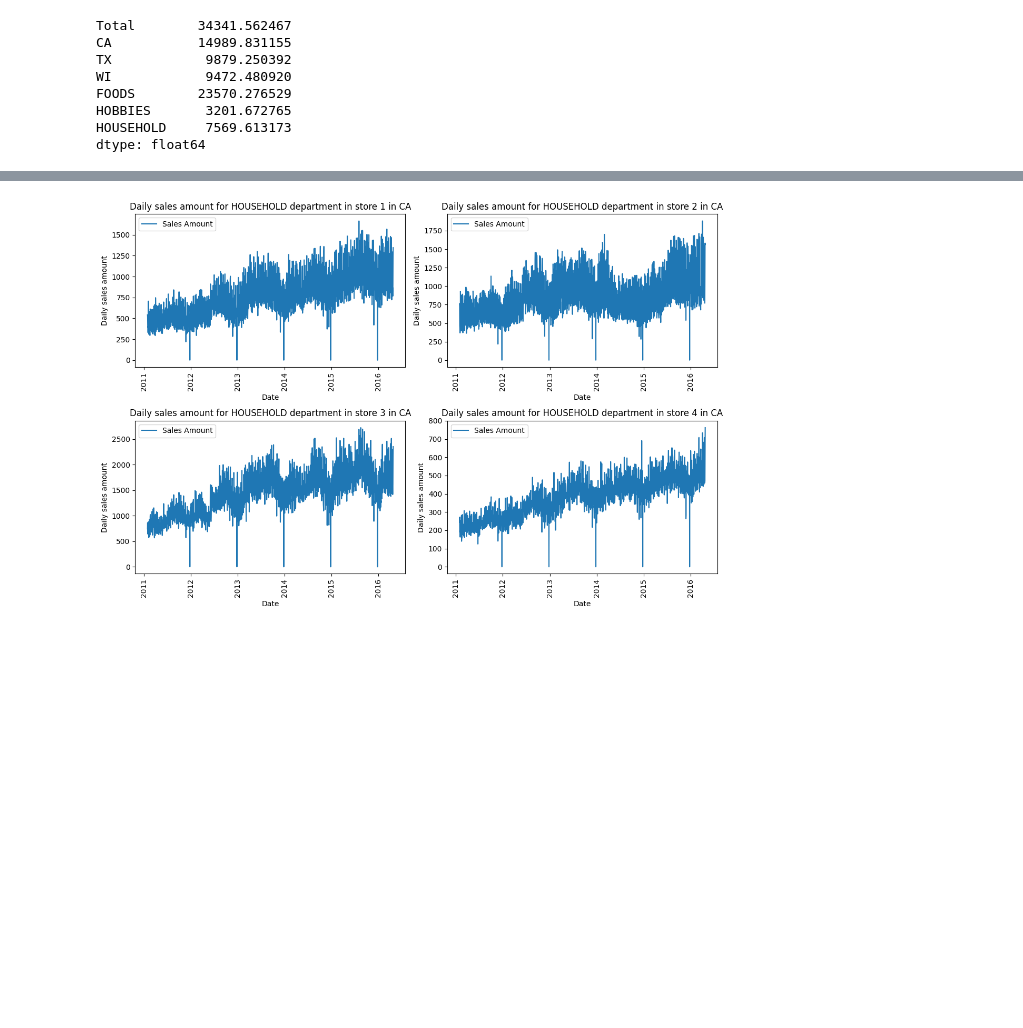
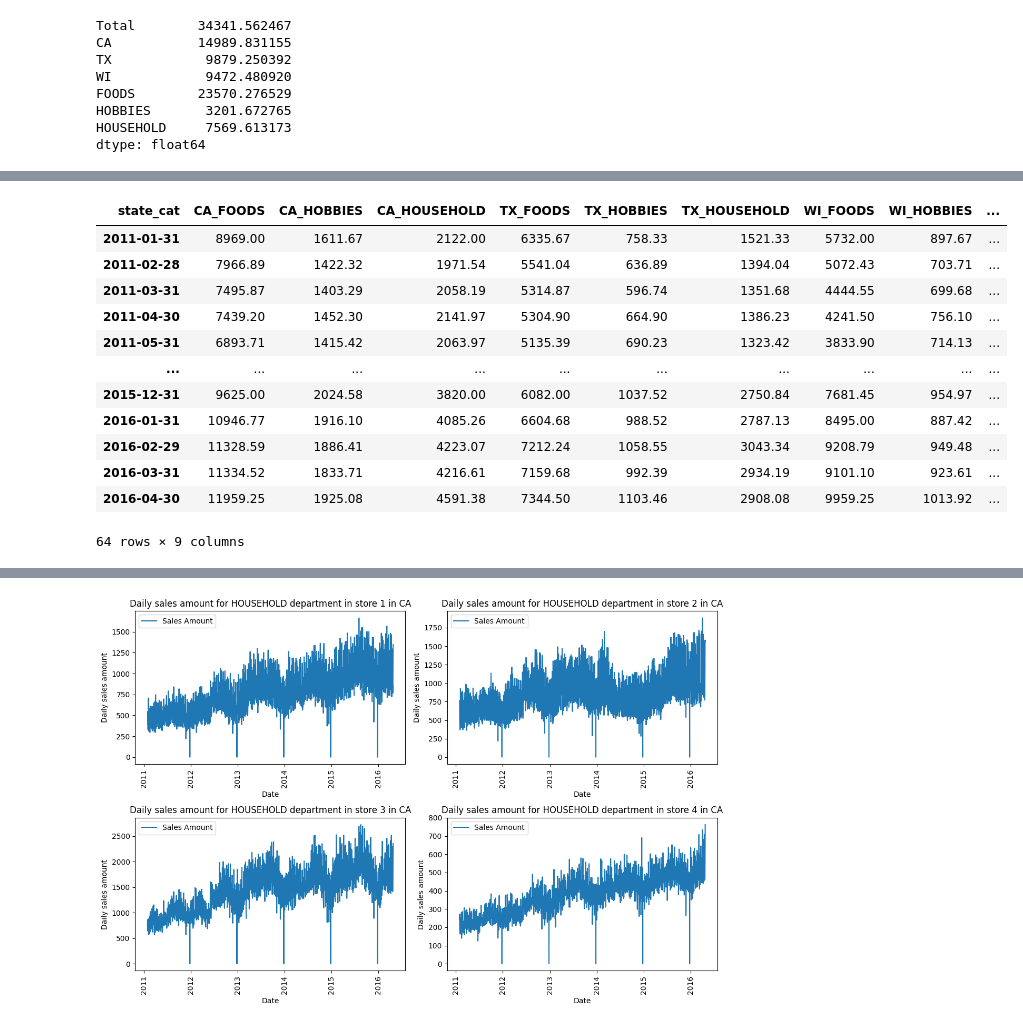
Before and after one commit to skoMarat/Hierarchical-Forecasting, a Jupyter notebook: eda.ipynb, the cells around one changed output, grey strips where cells are left out. Drawn from its saved outputs; the diff is of its cells as text; code cells hidden in the pictures; blank space fills up the shorter version.

```diff
--- a/eda.ipynb
+++ b/eda.ipynb
@@ -402,0 +422,17 @@ Text(0, 0.5, 'Seasonality Index')
+# %%
+df=df.resample('M').mean()
+df
+# %% [output]
+| state_cat | CA_FOODS | CA_HOBBIES | CA_HOUSEHOLD | TX_FOODS | TX_HOBBIES | TX_HOUSEHOLD | WI_FOODS | WI_HOBBIES | ... |
+| 2011-01-31 | 8969.00 | 1611.67 | 2122.00 | 6335.67 | 758.33 | 1521.33 | 5732.00 | 897.67 | ... |
+| 2011-02-28 | 7966.89 | 1422.32 | 1971.54 | 5541.04 | 636.89 | 1394.04 | 5072.43 | 703.71 | ... |
+| 2011-03-31 | 7495.87 | 1403.29 | 2058.19 | 5314.87 | 596.74 | 1351.68 | 4444.55 | 699.68 | ... |
+| 2011-04-30 | 7439.20 | 1452.30 | 2141.97 | 5304.90 | 664.90 | 1386.23 | 4241.50 | 756.10 | ... |
+| 2011-05-31 | 6893.71 | 1415.42 | 2063.97 | 5135.39 | 690.23 | 1323.42 | 3833.90 | 714.13 | ... |
+| ... | ... | ... | ... | ... | ... | ... | ... | ... | ... |
+| 2015-12-31 | 9625.00 | 2024.58 | 3820.00 | 6082.00 | 1037.52 | 2750.84 | 7681.45 | 954.97 | ... |
+| 2016-01-31 | 10946.77 | 1916.10 | 4085.26 | 6604.68 | 988.52 | 2787.13 | 8495.00 | 887.42 | ... |
+| 2016-02-29 | 11328.59 | 1886.41 | 4223.07 | 7212.24 | 1058.55 | 3043.34 | 9208.79 | 949.48 | ... |
+| 2016-03-31 | 11334.52 | 1833.71 | 4216.61 | 7159.68 | 992.39 | 2934.19 | 9101.10 | 923.61 | ... |
+| 2016-04-30 | 11959.25 | 1925.08 | 4591.38 | 7344.50 | 1103.46 | 2908.08 | 9959.25 | 1013.92 | ... |
+64 rows × 9 columns
```
Also changed, not shown: parts of 17 cells of this notebook, 1 other file.
